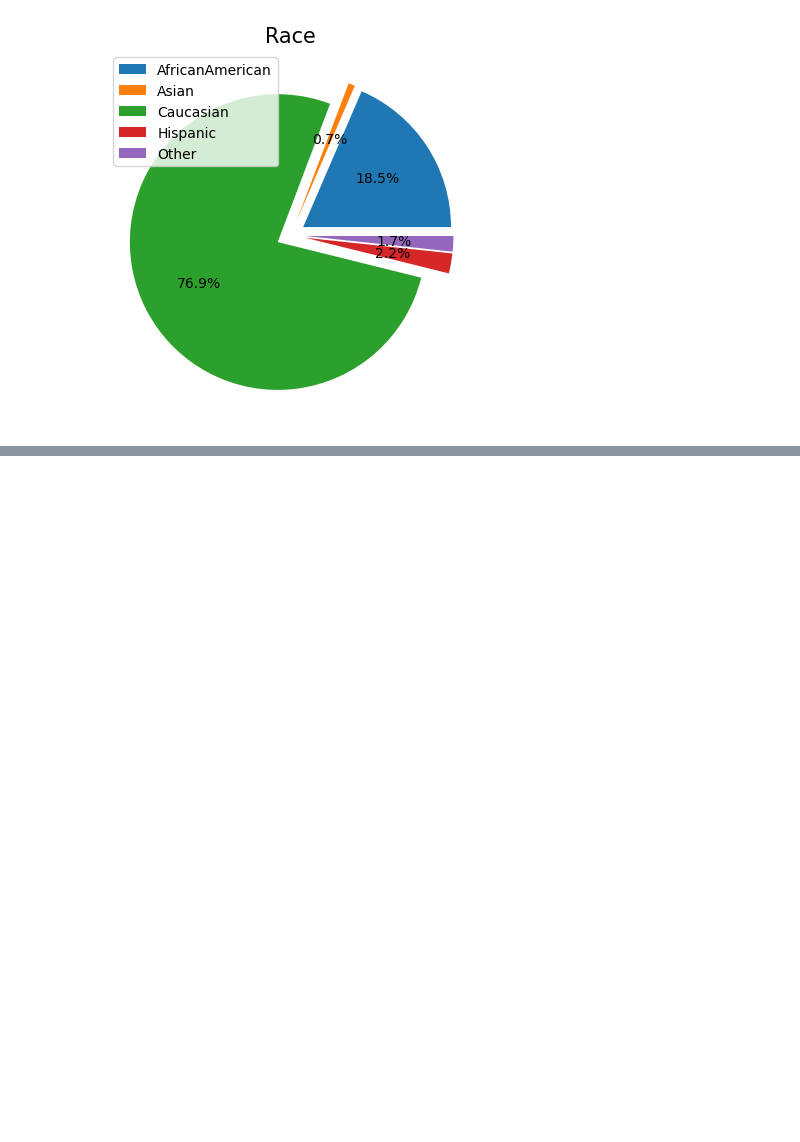
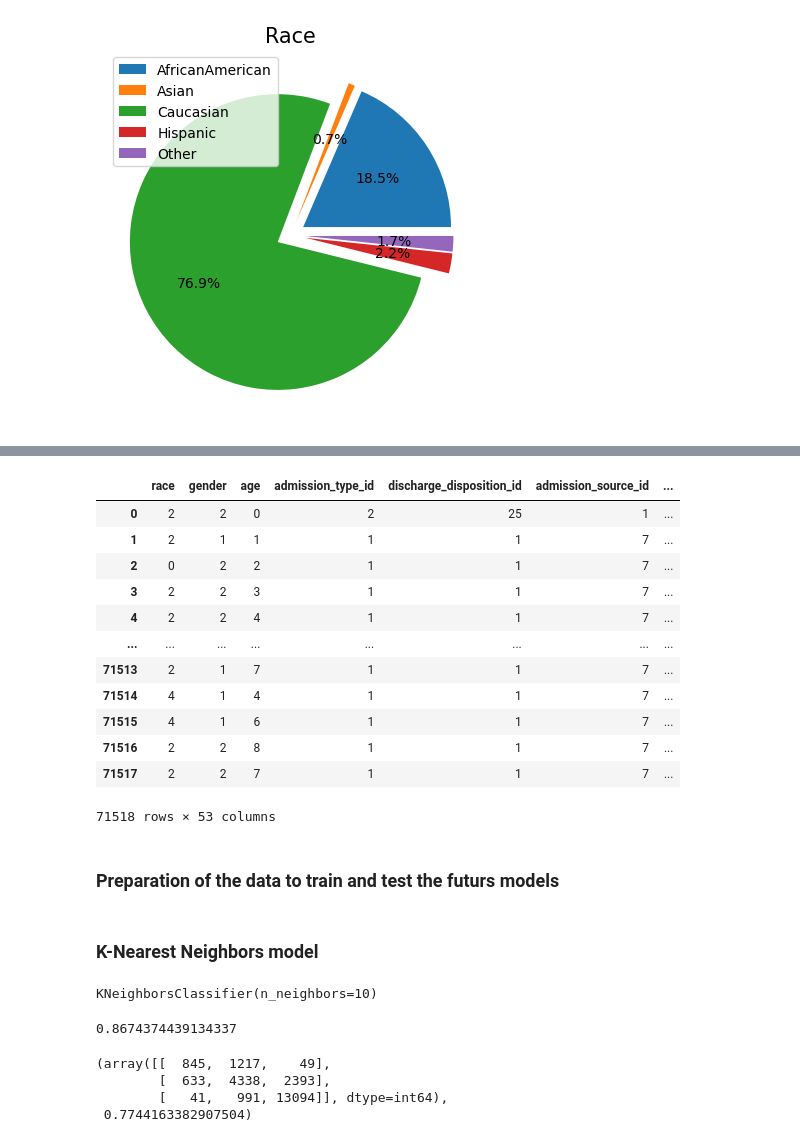
Before and after one commit to chlotmpo/python_data_analysis, a Jupyter notebook: Notebook_diabetes/Notebook_diabetes.ipynb, the cells around one changed output, grey strips where cells are left out. Saved outputs shown, nothing was run; the diff lists cells and outputs as text; code cells hidden in the pictures; blank space fills up the shorter version.

```diff
--- a/Notebook_diabetes/Notebook_diabetes.ipynb
+++ b/Notebook_diabetes/Notebook_diabetes.ipynb
@@ -353,0 +388,11 @@ Text(0, 0.5, '')
+# %%
+#with the method fit_transform from the label encoder library we will change the column values
+#this method change to numerical value all by differenciating all values in a column and attribute to these different values one numerical value
+diabetes_df["race"] = label_encoder.fit_transform(diabetes_df["race"].astype(str))
+diabetes_df["readmitted"] = label_encoder.fit_transform(diabetes_df["readmitted"].astype(str))
+
+for column in diabetes_df.select_dtypes(include=['object']).columns:
+    diabetes_df[column] = label_encoder.fit_transform(diabetes_df[column])
+
+for column in diabetes_df.select_dtypes(include=['bool']).columns:
+    diabetes_df[column] = label_encoder.fit_transform(diabetes_df[column])
@@ -353,0 +418,20 @@ Text(0, 0.5, '')
+# %%
+#to evaluate model learning, we need to drop the patient nbr, this column cannot be used for training model
+diabetes_df_ml = diabetes_df.drop(columns = ['patient_nbr'])
+diabetes_df_ml
+# %% [output]
+|  | race | gender | age | admission_type_id | discharge_disposition_id | admission_source_id | ... |
+| 0 | 2 | 2 | 0 | 2 | 25 | 1 | ... |
+| 1 | 2 | 1 | 1 | 1 | 1 | 7 | ... |
+| 2 | 0 | 2 | 2 | 1 | 1 | 7 | ... |
+| 3 | 2 | 2 | 3 | 1 | 1 | 7 | ... |
+| 4 | 2 | 2 | 4 | 1 | 1 | 7 | ... |
+| ... | ... | ... | ... | ... | ... | ... | ... |
+| 71513 | 2 | 1 | 7 | 1 | 1 | 7 | ... |
+| 71514 | 4 | 1 | 4 | 1 | 1 | 7 | ... |
+| 71515 | 4 | 1 | 6 | 1 | 1 | 7 | ... |
+| 71516 | 2 | 2 | 8 | 1 | 1 | 7 | ... |
+| 71517 | 2 | 2 | 7 | 1 | 1 | 7 | ... |
+71518 rows × 53 columns
+# %% [markdown]
+### Preparation of the data to train and test the futurs models
@@ -353,0 +452,14 @@ Text(0, 0.5, '')
+# %% [markdown]
+### K-Nearest Neighbors model
+# %%
+#we import the algo from sklearn library to use knn model and then we create a knn model with our data
+from sklearn.neighbors import KNeighborsClassifier
+knn = KNeighborsClassifier(n_neighbors = 10)
+knn.fit(x_train, y_train)
+# %% [output]
+KNeighborsClassifier(n_neighbors=10)
+# %%
+score = knn.score(x_train,y_train)
+print(score)
+# %% [output]
+0.8674374439134337
@@ -353,0 +469,12 @@ Text(0, 0.5, '')
+# %%
+#we want now to verify and test the performance of our model
+#to do so we will import the confusion matrix and the accuracy method to have visibility on the performance of our model
+from sklearn.metrics import confusion_matrix,accuracy_score
+cm = confusion_matrix(y_test, y_pred)
+ac = accuracy_score(y_test,y_pred)
+cm,ac
+# %% [output]
+(array([[  845,  1217,    49],
+        [  633,  4338,  2393],
+        [   41,   991, 13094]], dtype=int64),
+ 0.7744163382907504)
```
Also changed, not shown: parts of 63 cells of this notebook.
